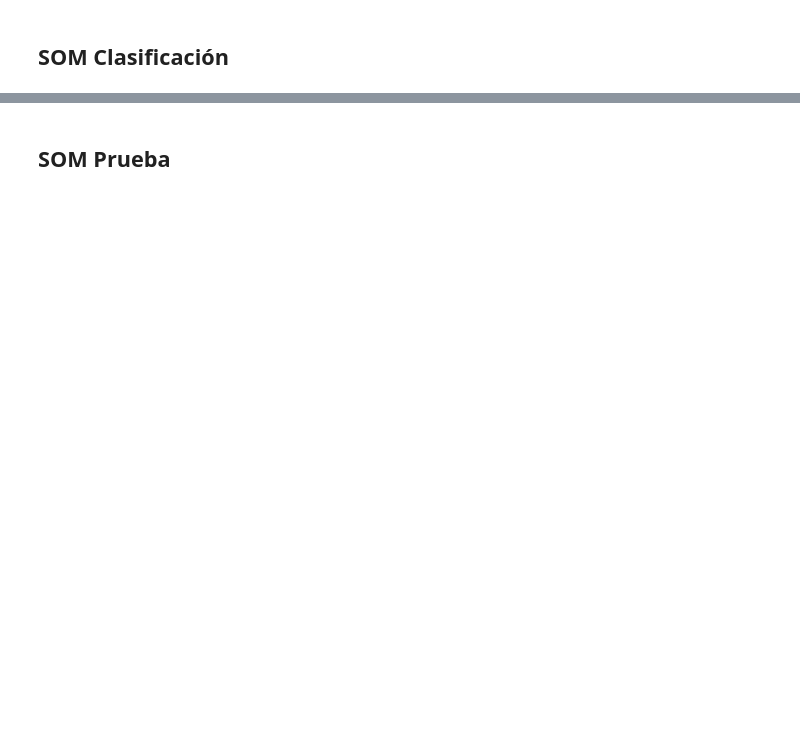
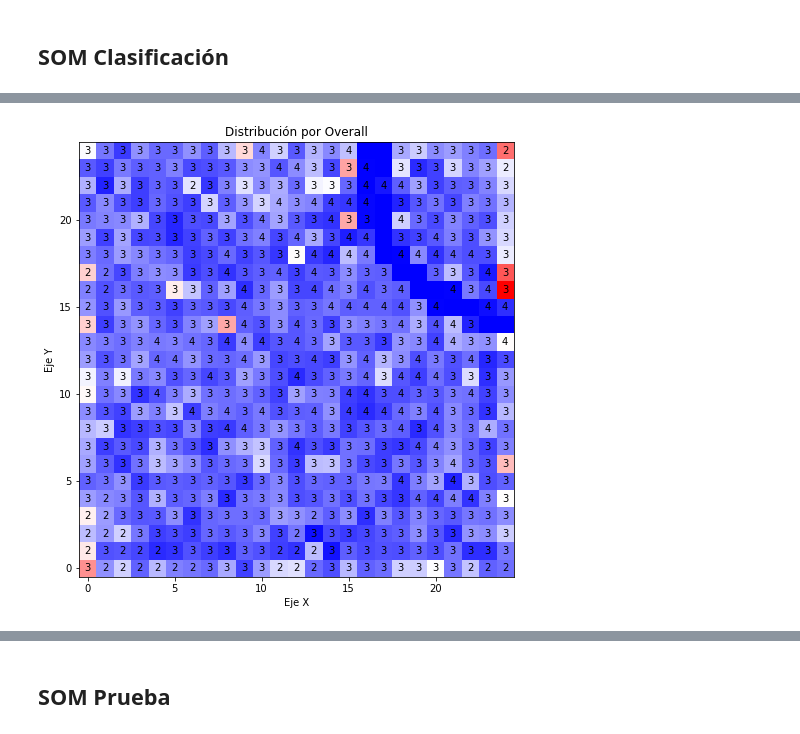
Before and after one commit to marcos261099/Practica1IA2, a Jupyter notebook: p2/L1P2-SOM_jugadores-resultado.ipynb, the cells around one changed output, grey strips where cells are left out. Saved outputs shown, nothing was run; the diff lists cells and outputs as text; code cells hidden in the pictures; blank space fills up the shorter version.

```diff
--- a/p2/L1P2-SOM_jugadores-resultado.ipynb
+++ b/p2/L1P2-SOM_jugadores-resultado.ipynb
@@ -315,0 +351,37 @@ plt.show()
+# %%
+temp=DataFrameDatosPersonales.copy()
+temp['Overall'] = np.select([temp['Overall']>=90, temp['Overall'] >=80,temp['Overall'] >=70],[1, 2,3], default=4)
+ValoresApadtaos=[]
+for index,x in enumerate(temp['Value']):
+    x=x.lstrip('€')
+    if x.endswith("K"):
+        ValoresApadtaos.append(4)
+    else:
+        x=x.rstrip('M') #borramos la la letra de M
+        if float(x)>=90:
+            ValoresApadtaos.append(1)
+        elif float(x)>=80:
+            ValoresApadtaos.append(2)
+        elif float(x)>=70:
+            ValoresApadtaos.append(3)
+        else:
+            ValoresApadtaos.append(4)
+temp['Value']=ValoresApadtaos
+# %%
+plt.figure(figsize=(10,8))
+plt.imshow(Mapa_Activacion, cmap='bwr', interpolation='nearest',origin='lower')
+
+for x in range(lado_mapa):
+    for y in range(lado_mapa):
+        if Mapa_Activacion[x][y]!=0:
+            listaID=DataFrameDatosPersonales.loc[DataFrameDatosPersonales['Name'].isin(Mapa_Clasificacion[x][y])].ID.tolist()
+            GrupoL=temp.loc[temp['ID'].isin(listaID)]
+            asa=GrupoL['Overall']
+            med=sum(asa) / len(asa)
+            text = plt.text(y, x, int(med),ha="center", va="center", color="black")
+plt.title("Distribución por Overall")
+plt.xlabel('Eje X')
+plt.ylabel('Eje Y')
+plt.show()
+# %% [output]
+[figure, added]
```
Also changed, not shown: parts of 20 cells of this notebook.
